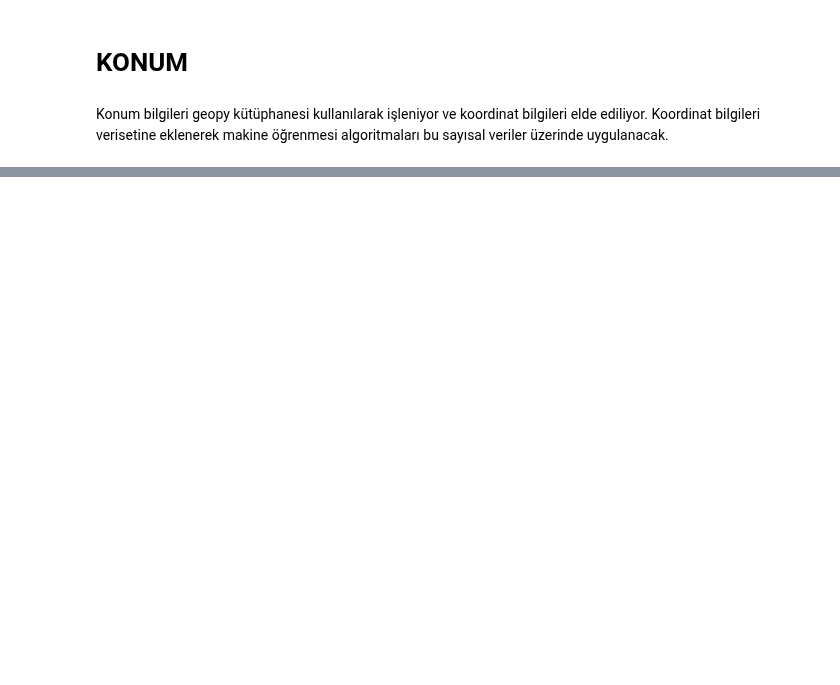
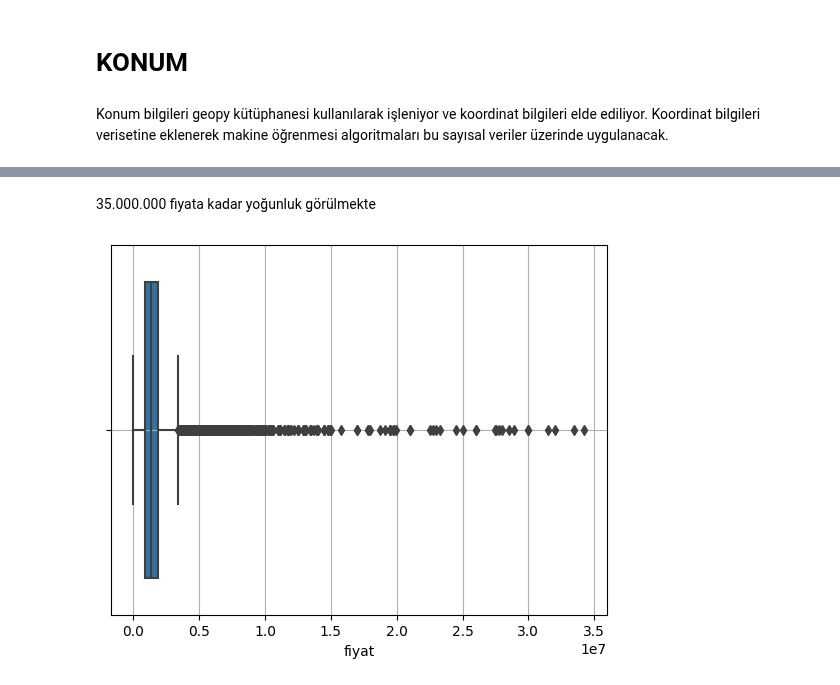
Before and after one commit to flunitraz/house-price-analysis, a Jupyter notebook: preprocessing.ipynb, the cells around one changed output, grey strips where cells are left out. Saved outputs shown, nothing was run; the diff lists cells and outputs as text; code cells hidden in the pictures; blank space fills up the shorter version.

```diff
--- a/preprocessing.ipynb
+++ b/preprocessing.ipynb
@@ -402,0 +712,7 @@ df[(df.il == 'Erzurum')] # Erzurum ilindeki ilanların detayı
+# %% [markdown]
+35.000.000 fiyata kadar yoğunluk görülmekte
+# %%
+sns.boxplot(x=df[(df.fiyat<35000000)].fiyat)
+plt.grid()
+# %% [output]
+[figure, added]
```
Also changed, not shown: parts of 95 cells of this notebook, 2 other files.
